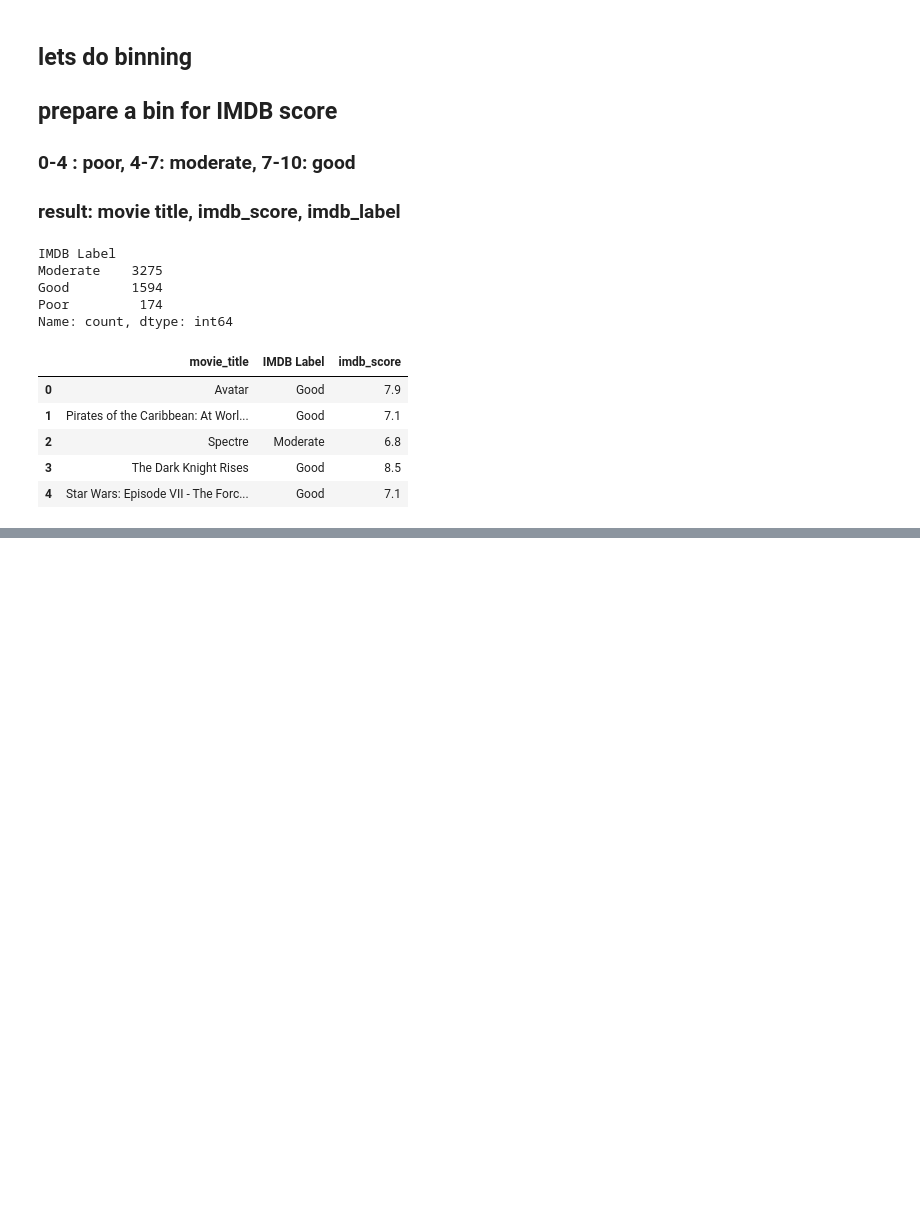
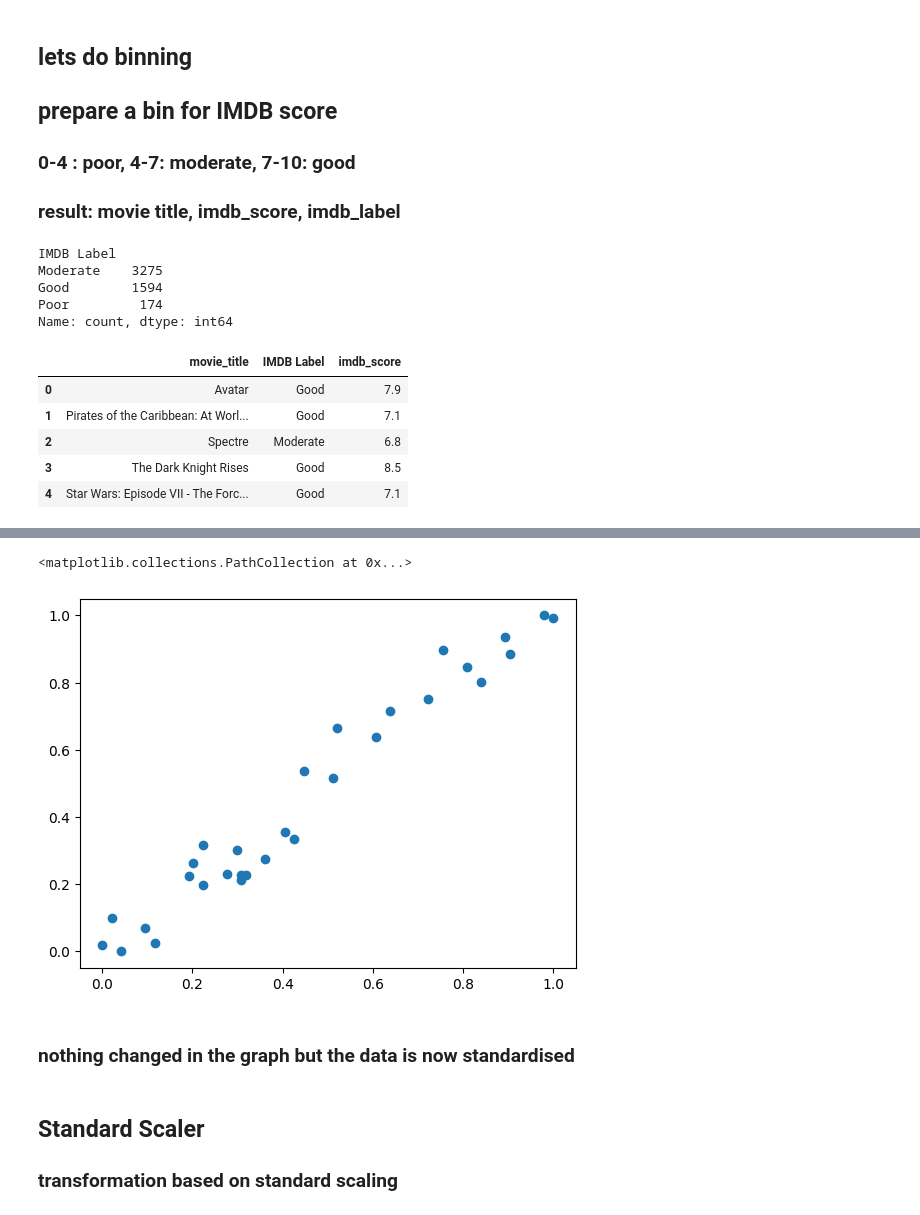
Before and after one commit to divzzrk/ML, a Jupyter notebook: AppliedDataScience/visualisation3.ipynb, the cells around one changed output, grey strips where cells are left out. Drawn from its saved outputs; the diff is of its cells as text; code cells hidden in the pictures; blank space fills up the shorter version.

```diff
--- a/AppliedDataScience/visualisation3.ipynb
+++ b/AppliedDataScience/visualisation3.ipynb
@@ -345,0 +405,6 @@ movies_df[['movie_title', 'IMDB Label', 'imdb_score']].head()
+# %%
+mm_scaler = MinMaxScaler()
+# %%
+salary_df_transformed = mm_scaler.fit_transform(salary_df)
+
+#fit transform will perform the calculation for that min max scaling and trnasform the dataframe
@@ -345,0 +432,4 @@ movies_df[['movie_title', 'IMDB Label', 'imdb_score']].head()
+# %%
+# now its a numpy array make this into a dataframe
+
+new_df = pd.DataFrame(salary_df_transformed, columns=["YearsExp", "Salary"])
@@ -345,0 +456,10 @@ movies_df[['movie_title', 'IMDB Label', 'imdb_score']].head()
+# %%
+plt.scatter(new_df['YearsExp'], new_df['Salary'])
+# %% [output]
+<matplotlib.collections.PathCollection at 0x...>
+[figure, added]
+# %% [markdown]
+### nothing changed in the graph but the data is now standardised
+# %% [markdown]
+## Standard Scaler
+### transformation based on standard scaling
```
Also changed, not shown: parts of 14 cells of this notebook.
